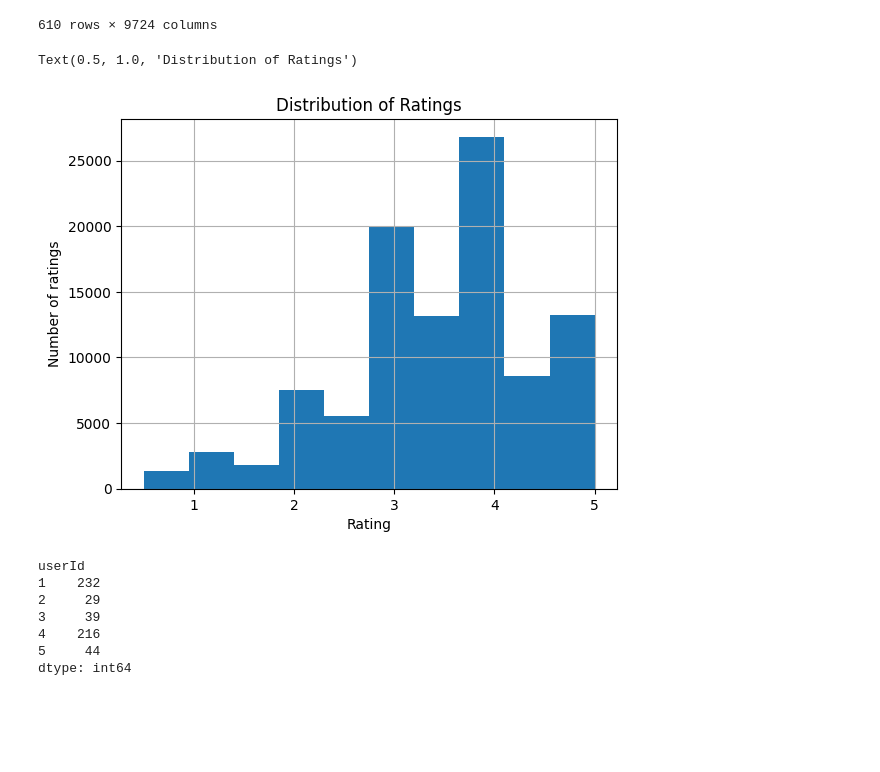
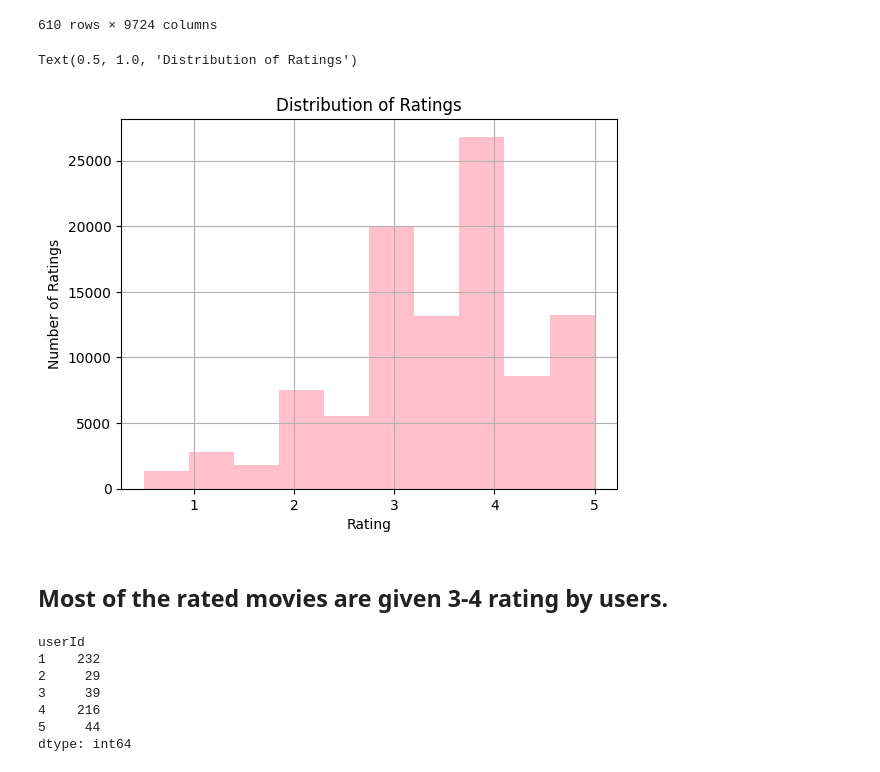
Before and after one commit to JanaNafei/MovieLens-Collaborative-Filtering, a Jupyter notebook: Notebook1.ipynb, the cells around one changed output. Drawn from its saved outputs; the diff is of its cells as text; code cells hidden in the pictures; blank space fills up the shorter version.

```diff
--- a/Notebook1.ipynb
+++ b/Notebook1.ipynb
@@ -57,13 +57,15 @@ display(rating_matrix)
 610 rows × 9724 columns
 # %%
 import matplotlib.pyplot as plt
-ratings["rating"].hist(bins=10)
+ratings["rating"].hist(bins=10,color="pink")
 plt.xlabel("Rating")
-plt.ylabel("Number of ratings")
+plt.ylabel("Number of Ratings")
 plt.title("Distribution of Ratings")
 # %% [output]
 Text(0.5, 1.0, 'Distribution of Ratings')
-[figure, old version]
+[figure, new version]
+# %% [markdown]
+## Most of the rated movies are given 3-4 rating by users.
 # %%
 ratings_per_user = ratings.groupby("userId").size()
 ratings_per_user.head()
```
Also changed, not shown: parts of 8 cells of this notebook.
